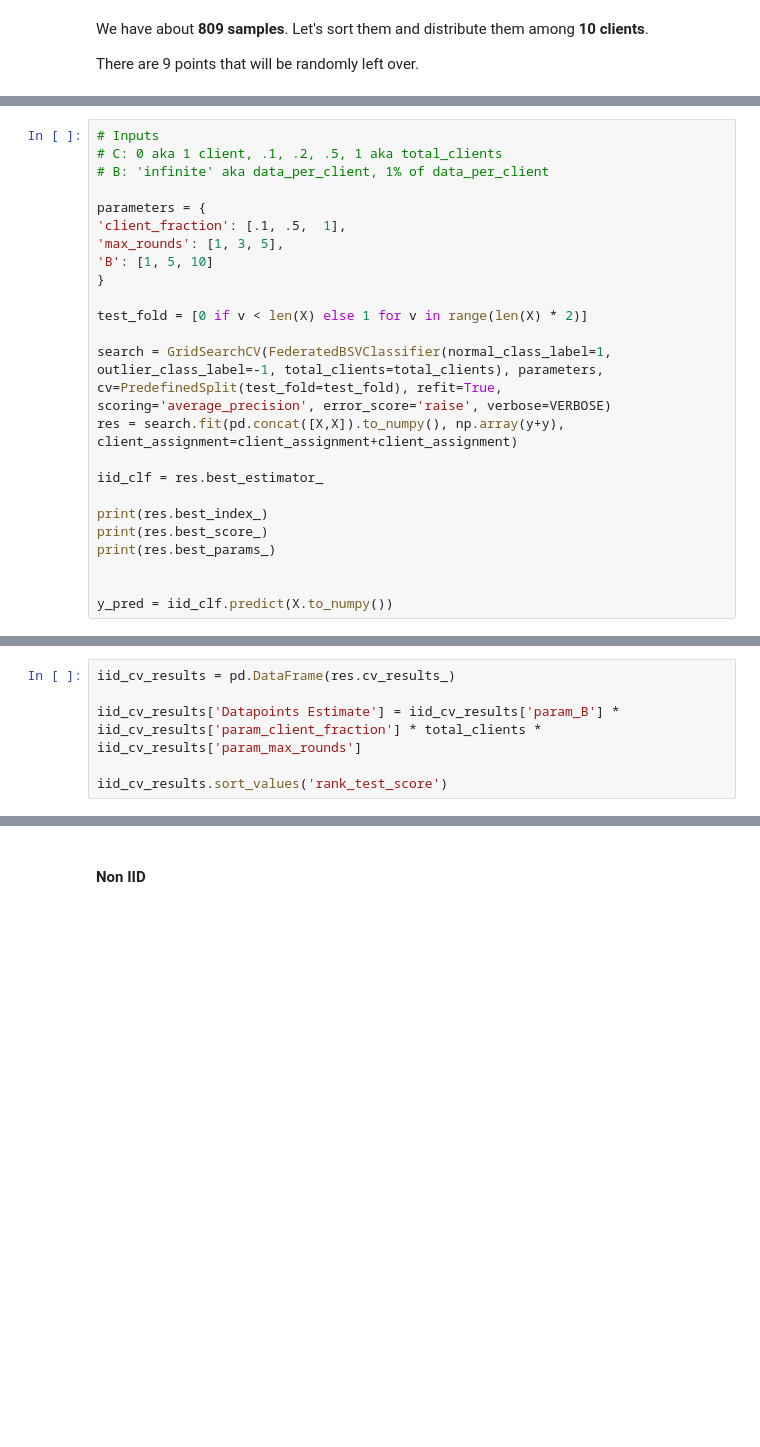
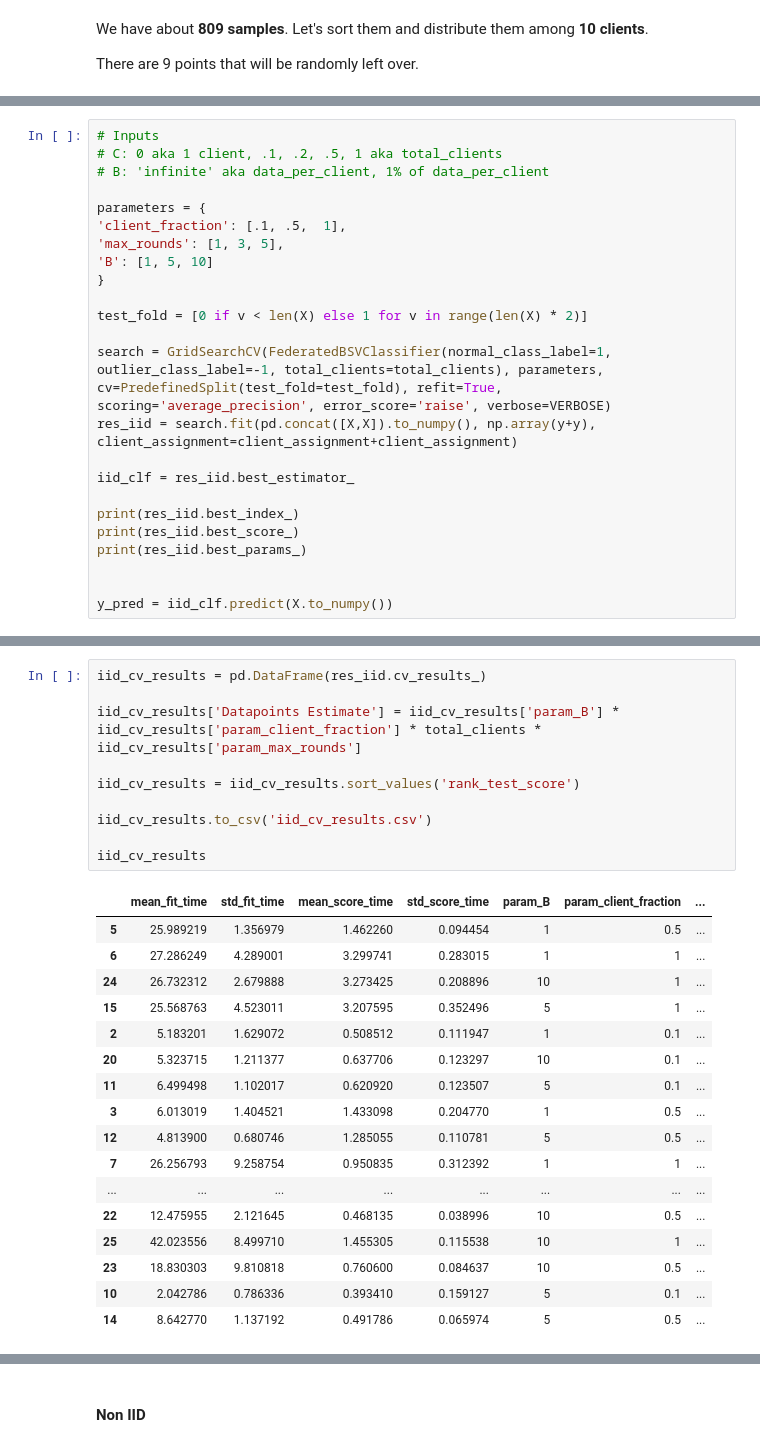
Before and after one commit to MaxFrax/FederatedLearningOutlierDetection, a Jupyter notebook: jupyter/Evaluation.ipynb, the cells around one changed output, grey strips where cells are left out. Drawn from its saved outputs; the diff is of its cells as text; blank space fills up the shorter version.

Commit message:
Notebook results

```diff
--- a/jupyter/Evaluation.ipynb
+++ b/jupyter/Evaluation.ipynb
@@ -214,13 +284,13 @@ parameters = {
 test_fold = [0 if v < len(X) else 1 for v in range(len(X) * 2)]
 
 search = GridSearchCV(FederatedBSVClassifier(normal_class_label=1, outlier_class_label=-1, total_clients=total_clients), parameters, cv=PredefinedSplit(test_fold=test_fold), refit=True, scoring='average_precision', error_score='raise', verbose=VERBOSE)
-res = search.fit(pd.concat([X,X]).to_numpy(), np.array(y+y), client_assignment=client_assignment+client_assignment)
+res_iid = search.fit(pd.concat([X,X]).to_numpy(), np.array(y+y), client_assignment=client_assignment+client_assignment)
 
-iid_clf = res.best_estimator_
+iid_clf = res_iid.best_estimator_
 
-print(res.best_index_)
-print(res.best_score_)
-print(res.best_params_)
+print(res_iid.best_index_)
+print(res_iid.best_score_)
+print(res_iid.best_params_)
 
 
 y_pred = iid_clf.predict(X.to_numpy())
@@ -241,9 +337,31 @@ plt.show()
 # %%
-iid_cv_results = pd.DataFrame(res.cv_results_)
+iid_cv_results = pd.DataFrame(res_iid.cv_results_)
 
 iid_cv_results['Datapoints Estimate'] = iid_cv_results['param_B'] * iid_cv_results['param_client_fraction'] * total_clients * iid_cv_results['param_max_rounds']
 
-iid_cv_results.sort_values('rank_test_score')
+iid_cv_results = iid_cv_results.sort_values('rank_test_score')
+
+iid_cv_results.to_csv('iid_cv_results.csv')
+
+iid_cv_results
+# %% [output]
+|  | mean_fit_time | std_fit_time | mean_score_time | std_score_time | param_B | param_client_fraction | ... |
+| 5 | 25.989219 | 1.356979 | 1.462260 | 0.094454 | 1 | 0.5 | ... |
+| 6 | 27.286249 | 4.289001 | 3.299741 | 0.283015 | 1 | 1 | ... |
+| 24 | 26.732312 | 2.679888 | 3.273425 | 0.208896 | 10 | 1 | ... |
+| 15 | 25.568763 | 4.523011 | 3.207595 | 0.352496 | 5 | 1 | ... |
+| 2 | 5.183201 | 1.629072 | 0.508512 | 0.111947 | 1 | 0.1 | ... |
+| 20 | 5.323715 | 1.211377 | 0.637706 | 0.123297 | 10 | 0.1 | ... |
+| 11 | 6.499498 | 1.102017 | 0.620920 | 0.123507 | 5 | 0.1 | ... |
+| 3 | 6.013019 | 1.404521 | 1.433098 | 0.204770 | 1 | 0.5 | ... |
+| 12 | 4.813900 | 0.680746 | 1.285055 | 0.110781 | 5 | 0.5 | ... |
+| 7 | 26.256793 | 9.258754 | 0.950835 | 0.312392 | 1 | 1 | ... |
+| ... | ... | ... | ... | ... | ... | ... | ... |
+| 22 | 12.475955 | 2.121645 | 0.468135 | 0.038996 | 10 | 0.5 | ... |
+| 25 | 42.023556 | 8.499710 | 1.455305 | 0.115538 | 10 | 1 | ... |
+| 23 | 18.830303 | 9.810818 | 0.760600 | 0.084637 | 10 | 0.5 | ... |
+| 10 | 2.042786 | 0.786336 | 0.393410 | 0.159127 | 5 | 0.1 | ... |
+| 14 | 8.642770 | 1.137192 | 0.491786 | 0.065974 | 5 | 0.5 | ... |
 # %%
 print(np.average(iid_cv_results['mean_test_score']))
 print(np.std(iid_cv_results['mean_test_score']))
```
Also changed, not shown: parts of 27 cells of this notebook.
